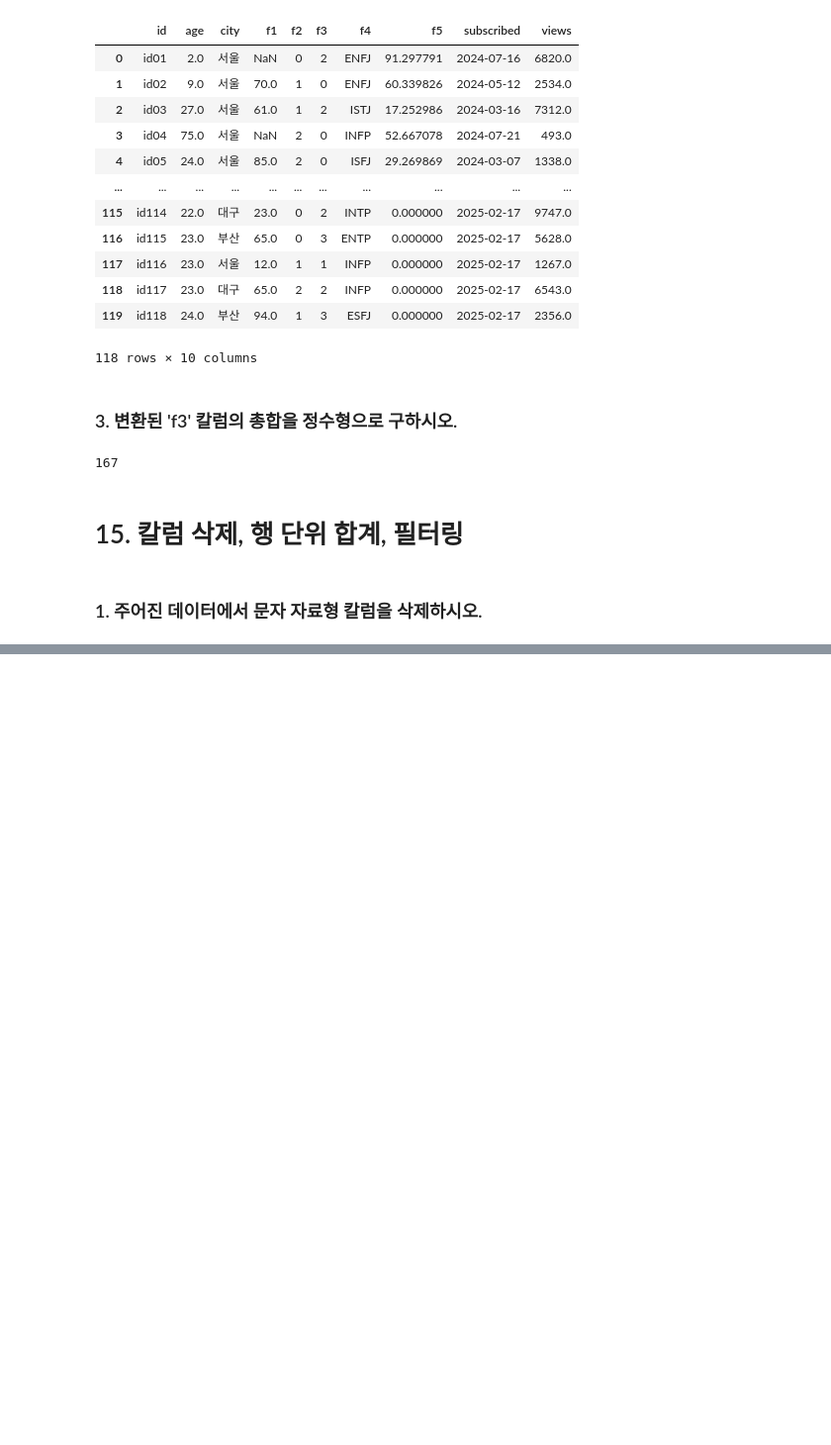
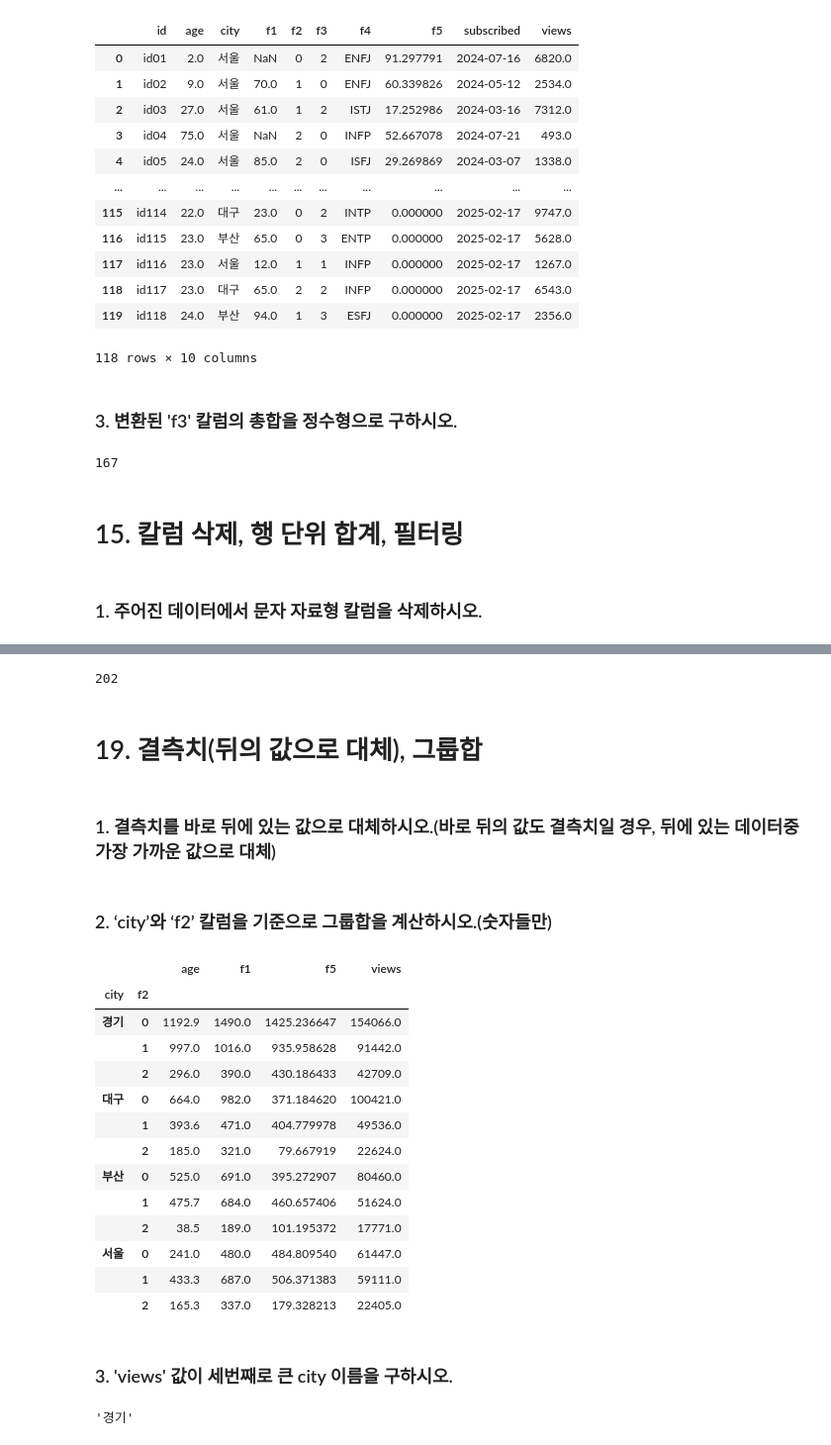
Before and after one commit to arsriu/Big_data_certificate, a Jupyter notebook: bigdata_analyst_Study(Part 1.) - 연습문제.ipynb, the cells around one changed output, grey strips where cells are left out. Shown: that part at 99% size. Cells and saved outputs as stored; diff of their text form; code cells hidden in the pictures; blank space fills up the shorter version.

```diff
--- a/bigdata_analyst_Study(Part 1.) - 연습문제.ipynb
+++ b/bigdata_analyst_Study(Part 1.) - 연습문제.ipynb
@@ -480,0 +558,38 @@ memory usage: 9.5+ KB
+# %%
+index_2001 + index_2003
+# %% [output]
+202
+# %% [markdown]
+# 19. 결측치(뒤의 값으로 대체), 그룹합
+# %% [markdown]
+### 1. 결측치를 바로 뒤에 있는 값으로 대체하시오.(바로 뒤의 값도 결측치일 경우, 뒤에 있는 데이터중 가장 가까운 값으로 대체)
+# %%
+import pandas as pd
+df = pd.read_csv('type1_data1.csv')
+df = df.fillna(method = 'bfill')
+# %% [markdown]
+### 2. ‘city’와 ‘f2’ 칼럼을 기준으로 그룹합을 계산하시오.(숫자들만)
+# %%
+df = df.groupby(['city', 'f2']).sum(numeric_only = True)
+df
+# %% [output]
+|  |  | age | f1 | f5 | views |
+| city | f2 |  |  |  |  |
+| 경기 | 0 | 1192.9 | 1490.0 | 1425.236647 | 154066.0 |
+|  | 1 | 997.0 | 1016.0 | 935.958628 | 91442.0 |
+|  | 2 | 296.0 | 390.0 | 430.186433 | 42709.0 |
+| 대구 | 0 | 664.0 | 982.0 | 371.184620 | 100421.0 |
+|  | 1 | 393.6 | 471.0 | 404.779978 | 49536.0 |
+|  | 2 | 185.0 | 321.0 | 79.667919 | 22624.0 |
+| 부산 | 0 | 525.0 | 691.0 | 395.272907 | 80460.0 |
+|  | 1 | 475.7 | 684.0 | 460.657406 | 51624.0 |
+|  | 2 | 38.5 | 189.0 | 101.195372 | 17771.0 |
+| 서울 | 0 | 241.0 | 480.0 | 484.809540 | 61447.0 |
+|  | 1 | 433.3 | 687.0 | 506.371383 | 59111.0 |
+|  | 2 | 165.3 | 337.0 | 179.328213 | 22405.0 |
+# %% [markdown]
+### 3. 'views' 값이 세번째로 큰 city 이름을 구하시오.
+# %%
+df.sort_values('views', ascending = False).index[2][0]
+# %% [output]
+'경기'
```
Also changed, not shown: parts of 80 cells of this notebook.
